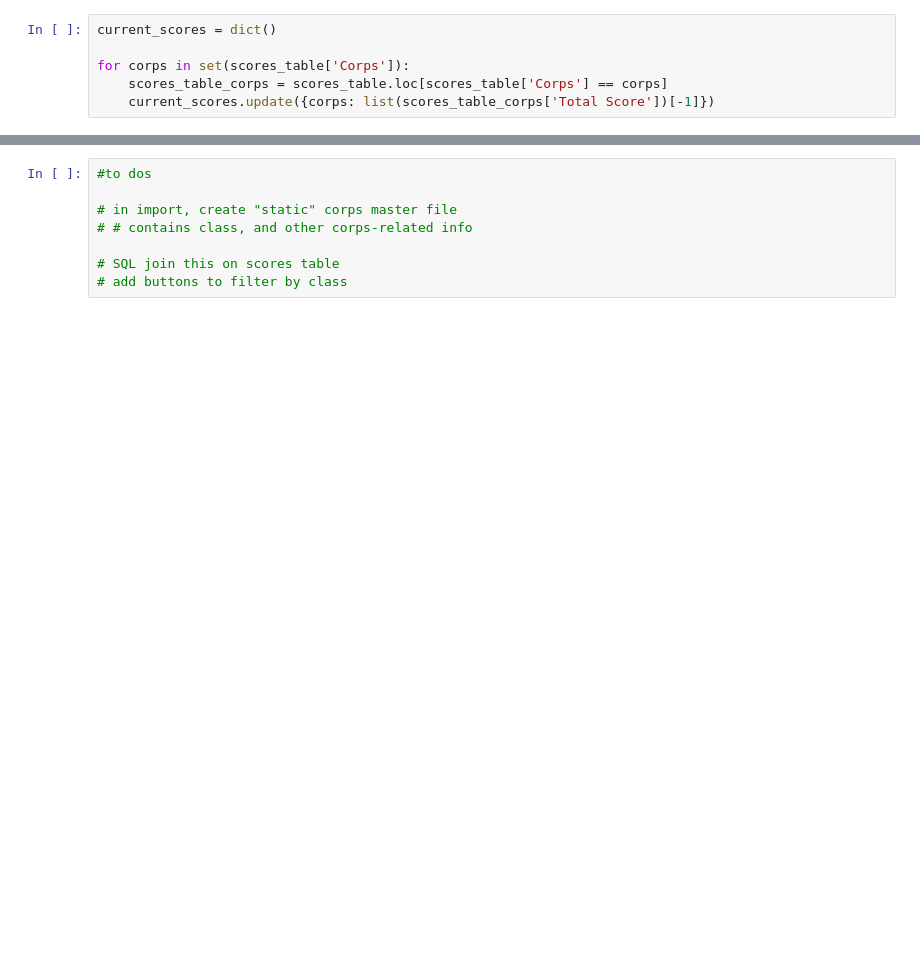
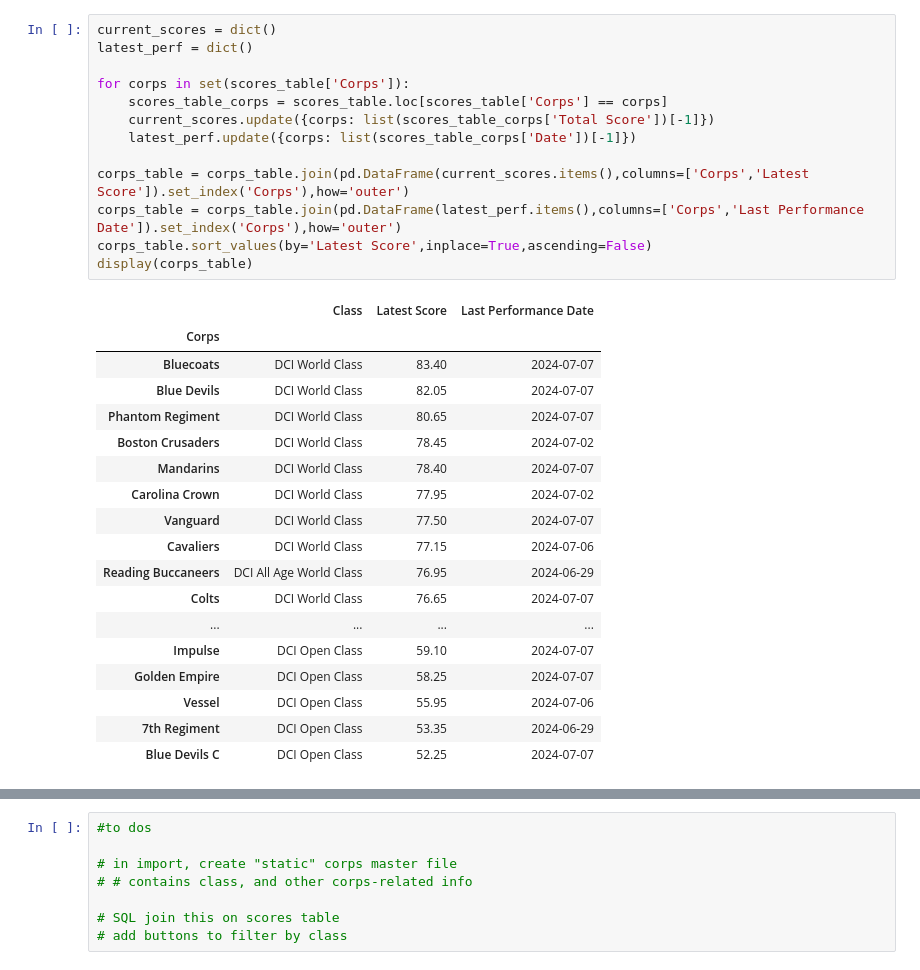
Before and after one commit to notromanramirez/dci-2024, a Jupyter notebook: dci2024.ipynb, the cells around one changed output, grey strips where cells are left out. Drawn from its saved outputs; the diff is of its cells as text; blank space fills up the shorter version.

```diff
--- a/dci2024.ipynb
+++ b/dci2024.ipynb
@@ -102,6 +128,32 @@ with pd.option_context('display.max_rows', None, 'display.max_columns', None):
 # %%
 current_scores = dict()
+latest_perf = dict()
 
 for corps in set(scores_table['Corps']):
     scores_table_corps = scores_table.loc[scores_table['Corps'] == corps]
     current_scores.update({corps: list(scores_table_corps['Total Score'])[-1]})
+    latest_perf.update({corps: list(scores_table_corps['Date'])[-1]})
+
+corps_table = corps_table.join(pd.DataFrame(current_scores.items(),columns=['Corps','Latest Score']).set_index('Corps'),how='outer')
+corps_table = corps_table.join(pd.DataFrame(latest_perf.items(),columns=['Corps','Last Performance Date']).set_index('Corps'),how='outer')
+corps_table.sort_values(by='Latest Score',inplace=True,ascending=False)
+display(corps_table)
+# %% [output]
+|  | Class | Latest Score | Last Performance Date |
+| Corps |  |  |  |
+| Bluecoats | DCI World Class | 83.40 | 2024-07-07 |
+| Blue Devils | DCI World Class | 82.05 | 2024-07-07 |
+| Phantom Regiment | DCI World Class | 80.65 | 2024-07-07 |
+| Boston Crusaders | DCI World Class | 78.45 | 2024-07-02 |
+| Mandarins | DCI World Class | 78.40 | 2024-07-07 |
+| Carolina Crown | DCI World Class | 77.95 | 2024-07-02 |
+| Vanguard | DCI World Class | 77.50 | 2024-07-07 |
+| Cavaliers | DCI World Class | 77.15 | 2024-07-06 |
+| Reading Buccaneers | DCI All Age World Class | 76.95 | 2024-06-29 |
+| Colts | DCI World Class | 76.65 | 2024-07-07 |
+| ... | ... | ... | ... |
+| Impulse | DCI Open Class | 59.10 | 2024-07-07 |
+| Golden Empire | DCI Open Class | 58.25 | 2024-07-07 |
+| Vessel | DCI Open Class | 55.95 | 2024-07-06 |
+| 7th Regiment | DCI Open Class | 53.35 | 2024-06-29 |
+| Blue Devils C | DCI Open Class | 52.25 | 2024-07-07 |
```
Also changed, not shown: parts of 4 cells of this notebook, 4 other files.
